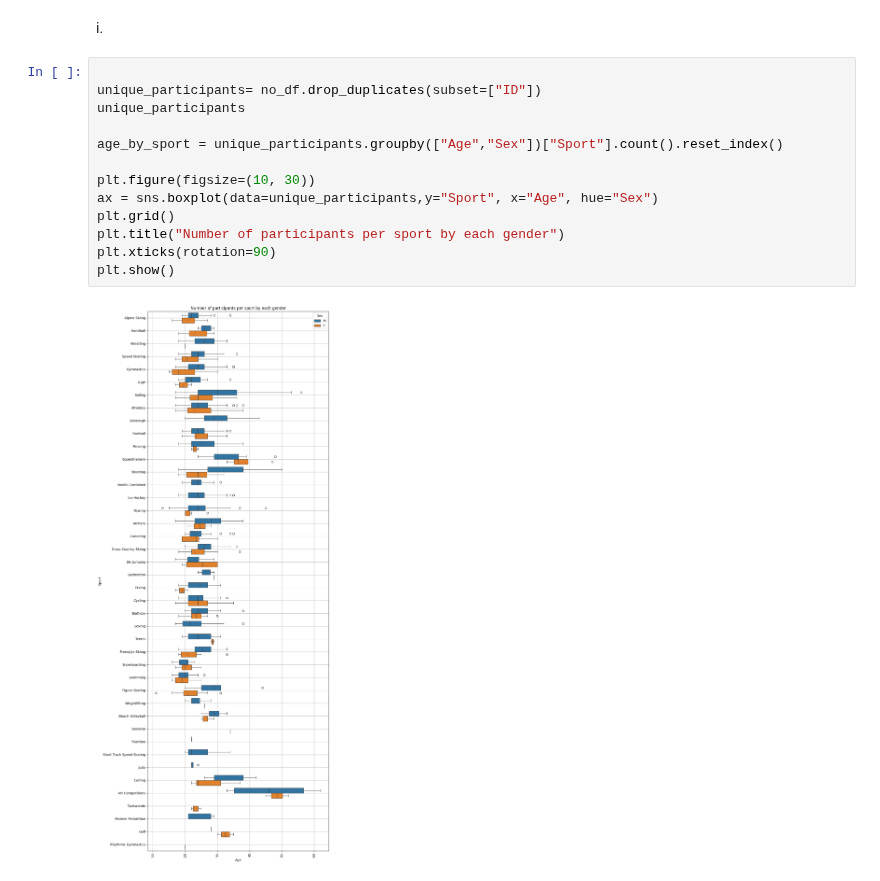
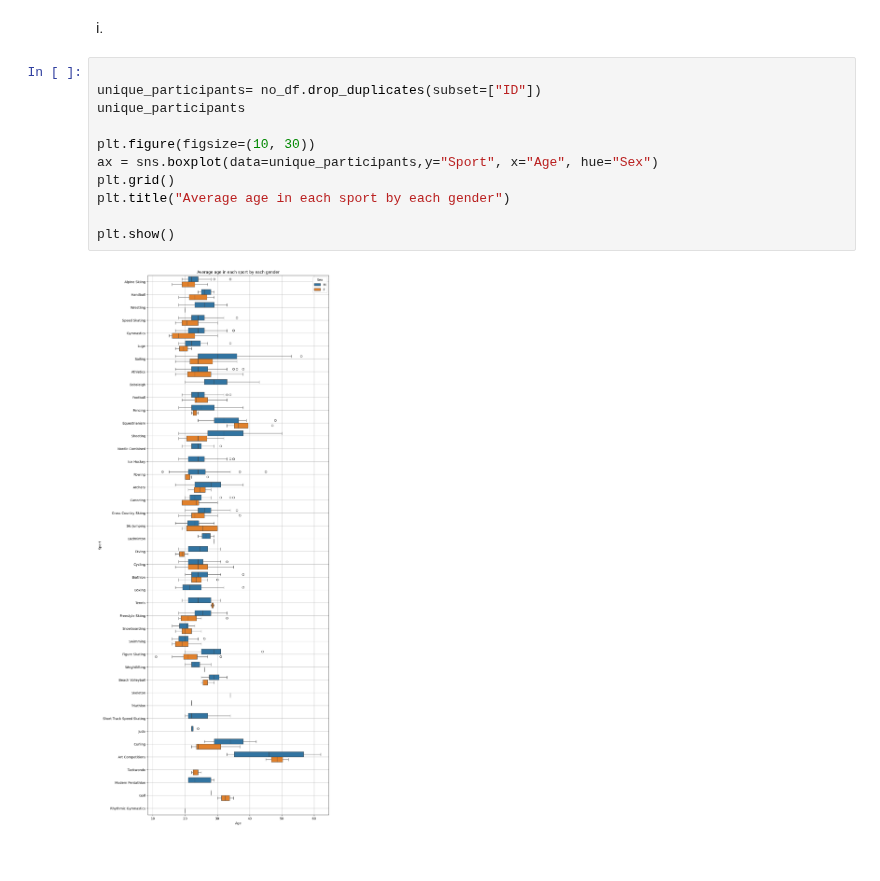
Before and after one commit to Ludwilton/Projekt-OS-Norge, a Jupyter notebook: uppgift_0/uppgift.0.LUDWIG.ipynb, the cells around one changed output. Cells and saved outputs as stored; diff of their text form; blank space fills up the shorter version.

Commit message:
clean up plots

```diff
--- a/uppgift_0/uppgift.0.LUDWIG.ipynb
+++ b/uppgift_0/uppgift.0.LUDWIG.ipynb
@@ -198,15 +198,13 @@ i.
 # %%
 
 unique_participants= no_df.drop_duplicates(subset=["ID"])
 unique_participants
 
-age_by_sport = unique_participants.groupby(["Age","Sex"])["Sport"].count().reset_index()
-
 plt.figure(figsize=(10, 30))
 ax = sns.boxplot(data=unique_participants,y="Sport", x="Age", hue="Sex")
 plt.grid()
-plt.title("Number of participants per sport by each gender")
-plt.xticks(rotation=90)
+plt.title("Average age in each sport by each gender")
+
 plt.show()
 # %% [output]
-[figure, old version]
+[figure, new version]
```
